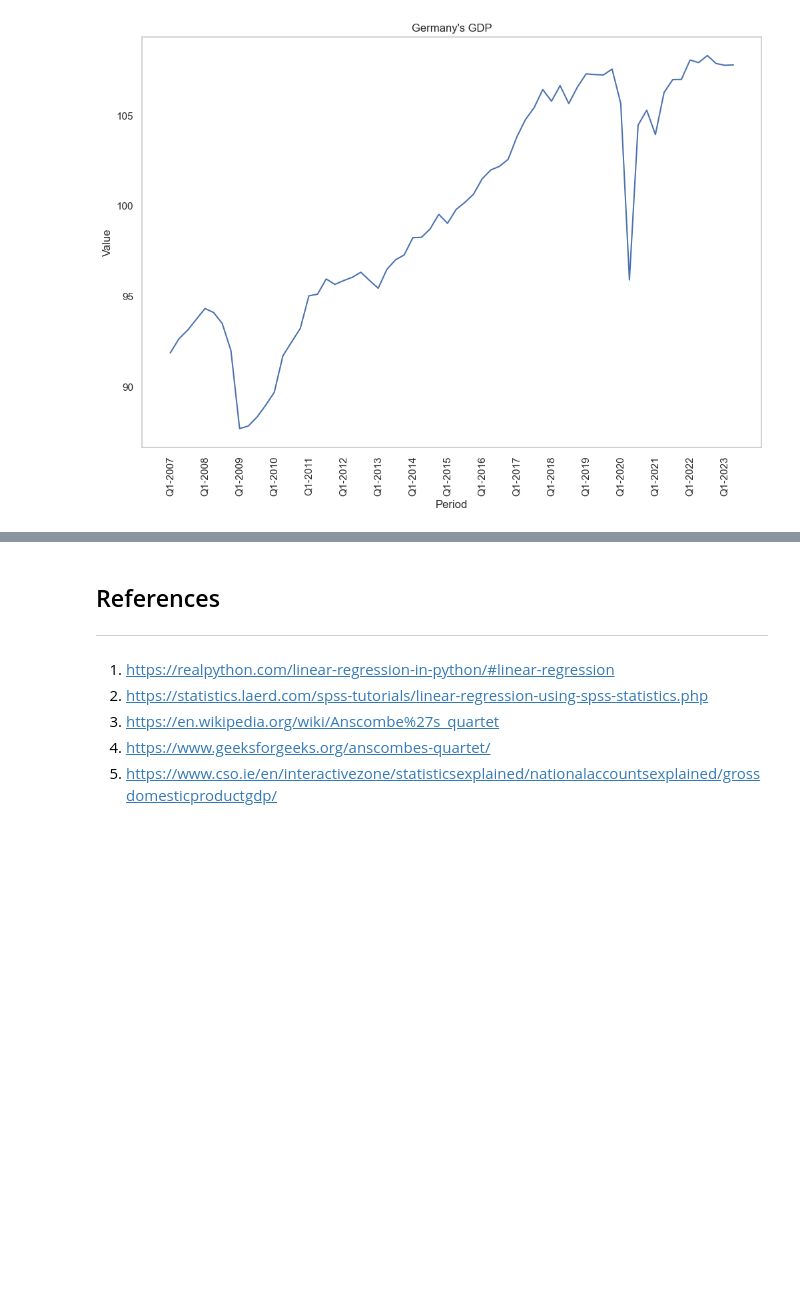
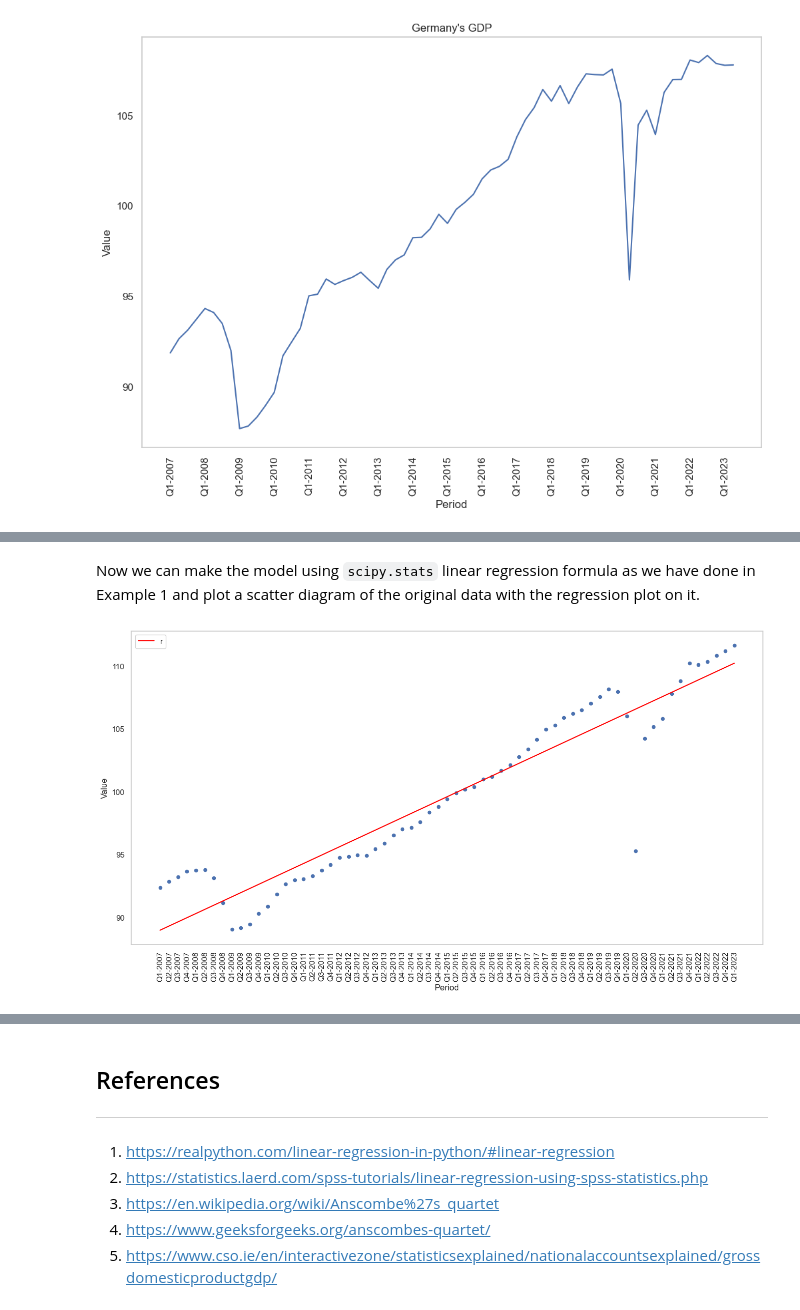
Before and after one commit to angelinka/machine_learning_assessment, a Jupyter notebook: regression.ipynb, the cells around one changed output, grey strips where cells are left out. Drawn from its saved outputs; the diff is of its cells as text; code cells hidden in the pictures; blank space fills up the shorter version.

Commit message:
Continued with Example 2 GDP, added regression model

```diff
--- a/regression.ipynb
+++ b/regression.ipynb
@@ -558,0 +563,5 @@ Text(0.5, 1.0, "Germany's GDP")
+# %%
+G7data = gdp[(gdp['MEASURE']=='VIXOBSA')
+& (gdp['Country']=='G7')]
+G7data = G7data[['Period','Value']]
+G7data
@@ -558,0 +584,15 @@ Text(0.5, 1.0, "Germany's GDP")
+# %%
+def calcyr(x,data):
+    # Adding values of column "Period" into variable d
+    d = data['Period'].values[x]
+    # Slicing d to get quarter number(which we mutiply by 0.25 to get quarter) and year and converting to integer.
+    # substructing 2007 as we want the year to start from 0
+    y= int(d[-4:])+int(d[1:2])*0.25 - 2007
+    return y
+# Calculating our "year" value for each data point by using the function above
+yr=[calcyr(x,G7data) for x in range(len(G7data)) ]
+# Adding the result into new column "yr"
+G7data['yr'] = yr
+
+# View result
+G7data
@@ -558,0 +613,19 @@ Text(0.5, 1.0, "Germany's GDP")
+# %% [markdown]
+Now we can make the model using `scipy.stats` linear regression formula as we have done in Example 1 and plot a scatter diagram of the original data with the regression plot on it.
+# %%
+# Defining x and y
+x = G7data['yr']
+y = G7data['Value']
+
+# Using function for linear regression to get slope and intercept
+m = stats.linregress(x, y)
+t = [m.slope * i + m.intercept for i in x]
+
+G7data.insert(len(G7data.columns),'r',t)
+# Plotting GDP data points
+ax = G7data.plot.scatter(x='Period', y='Value')
+# Plotting linear regression line
+ax = G7data.plot.line(x='Period', y='r', color='red',
+                        ax=ax, figsize = (16,8), rot=90)
+# %% [output]
+[figure, added]
```
Also changed, not shown: parts of 5 cells of this notebook.
